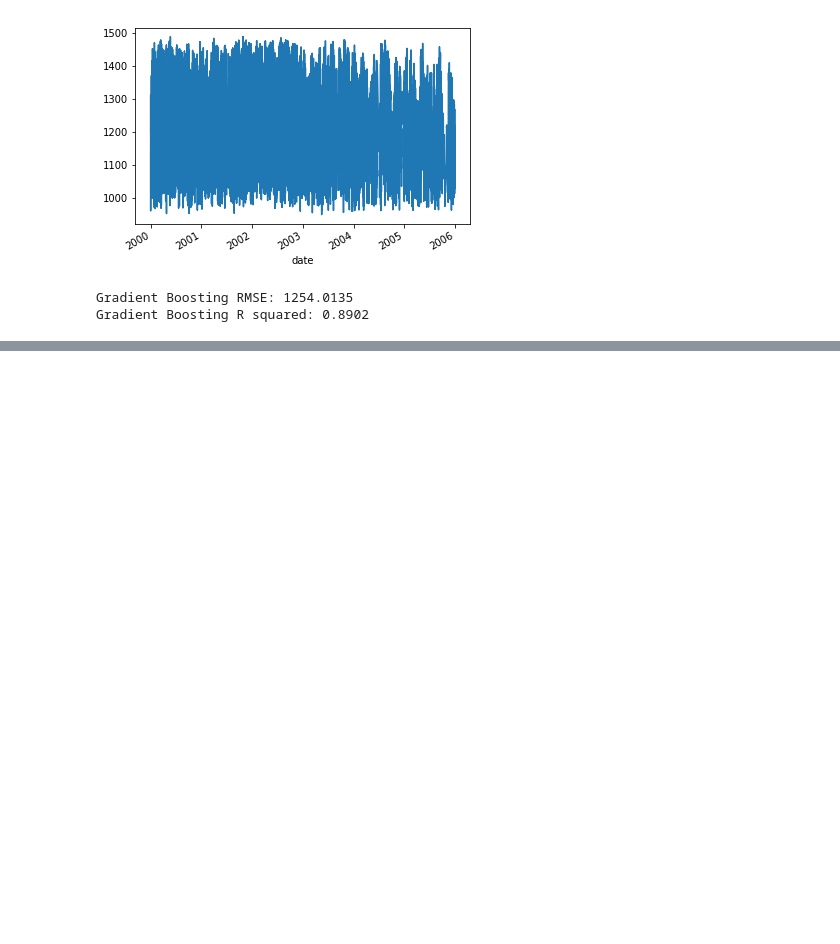
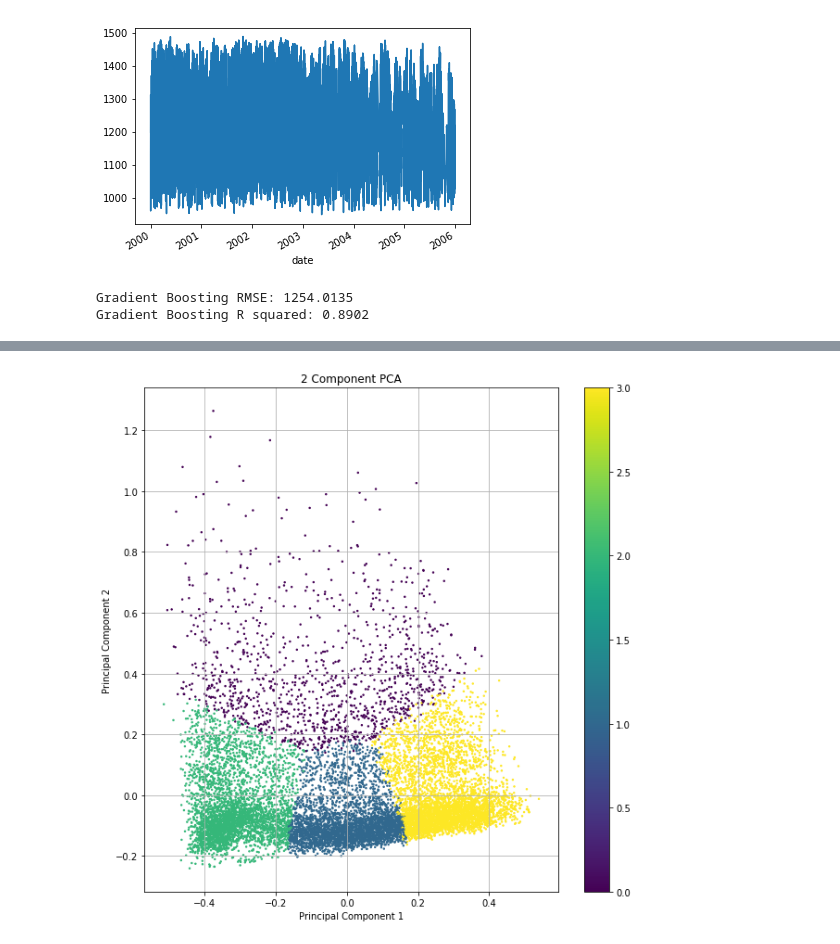
Before and after one commit to swapsha96/socis, a Jupyter notebook: Playing with Sunspotter Dataset.ipynb, the cells around one changed output, grey strips where cells are left out. Drawn from its saved outputs; the diff is of its cells as text; code cells hidden in the pictures; blank space fills up the shorter version.

Commit message:
add kmeans clustering

```diff
--- a/Playing with Sunspotter Dataset.ipynb
+++ b/Playing with Sunspotter Dataset.ipynb
@@ -321,0 +327,17 @@ Gradient Boosting R squared: 0.8902
+# %%
+kmeans = KMeans(n_clusters=4)
+kmeans.fit(X_scaled)
+y_kmeans = kmeans.predict(X_scaled)
+# %%
+fig = plt.figure(figsize = (10, 10))
+ax = fig.add_subplot(1,1,1)
+ax.set_xlabel('Principal Component 1')
+ax.set_ylabel('Principal Component 2')
+ax.set_title('2 Component PCA')
+
+im = ax.scatter(new_df[['PC 1']].values.reshape(-1), new_df[['PC 2']].values.reshape(-1), c=y_kmeans, s=2)
+fig.colorbar(im, ax=ax)
+
+ax.grid()
+# %% [output]
+[figure, added]
```
Also changed, not shown: parts of 4 cells of this notebook.
